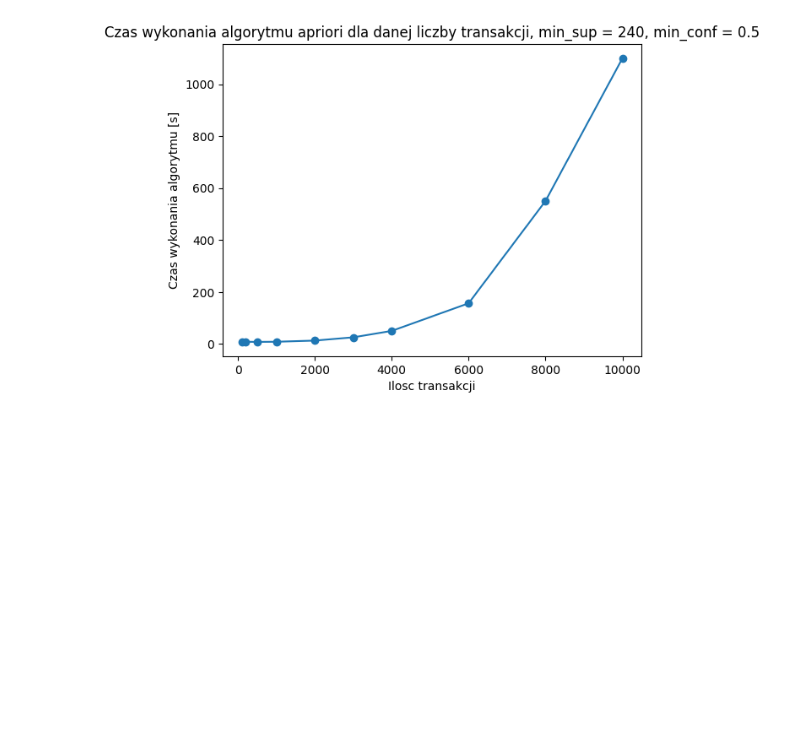
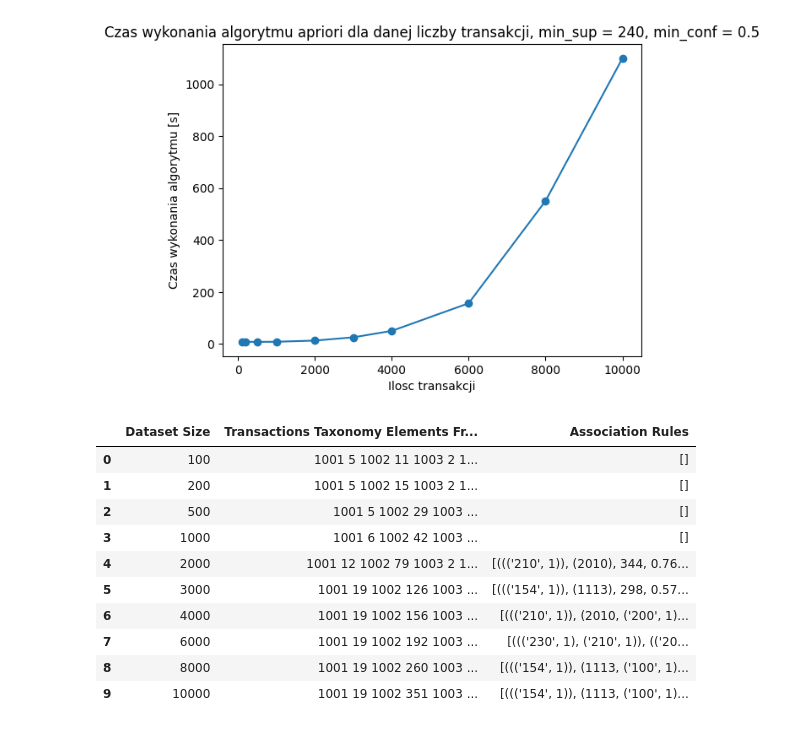
Before and after one commit to jkwiatk1/MED, a Jupyter notebook: apriori.ipynb, the cells around one changed output. Cells and saved outputs as stored; diff of their text form; code cells hidden in the pictures; blank space fills up the shorter version.

```diff
--- a/apriori.ipynb
+++ b/apriori.ipynb
@@ -364,3 +364,17 @@ Skonczono szukanie reguł dla zbioru: 10000
 [figure]
 # %%
 rule_df_240_05.to_csv('exp_240_05.csv', index=False)
+# %%
+rule_df_240_05
+# %% [output]
+|  | Dataset Size | Transactions Taxonomy Elements Fr... | Association Rules |
+| 0 | 100 | 1001 5 1002 11 1003 2 1... | [] |
+| 1 | 200 | 1001 5 1002 15 1003 2 1... | [] |
+| 2 | 500 | 1001 5 1002 29 1003 ... | [] |
+| 3 | 1000 | 1001 6 1002 42 1003 ... | [] |
+| 4 | 2000 | 1001 12 1002 79 1003 2 1... | [((('210', 1)), (2010), 344, 0.76... |
+| 5 | 3000 | 1001 19 1002 126 1003 ... | [((('154', 1)), (1113), 298, 0.57... |
+| 6 | 4000 | 1001 19 1002 156 1003 ... | [((('210', 1)), (2010, ('200', 1)... |
+| 7 | 6000 | 1001 19 1002 192 1003 ... | [((('230', 1), ('210', 1)), (('20... |
+| 8 | 8000 | 1001 19 1002 260 1003 ... | [((('154', 1)), (1113, ('100', 1)... |
+| 9 | 10000 | 1001 19 1002 351 1003 ... | [((('154', 1)), (1113, ('100', 1)... |
```
Also changed, not shown: parts of 2 cells of this notebook, 1 other file.
